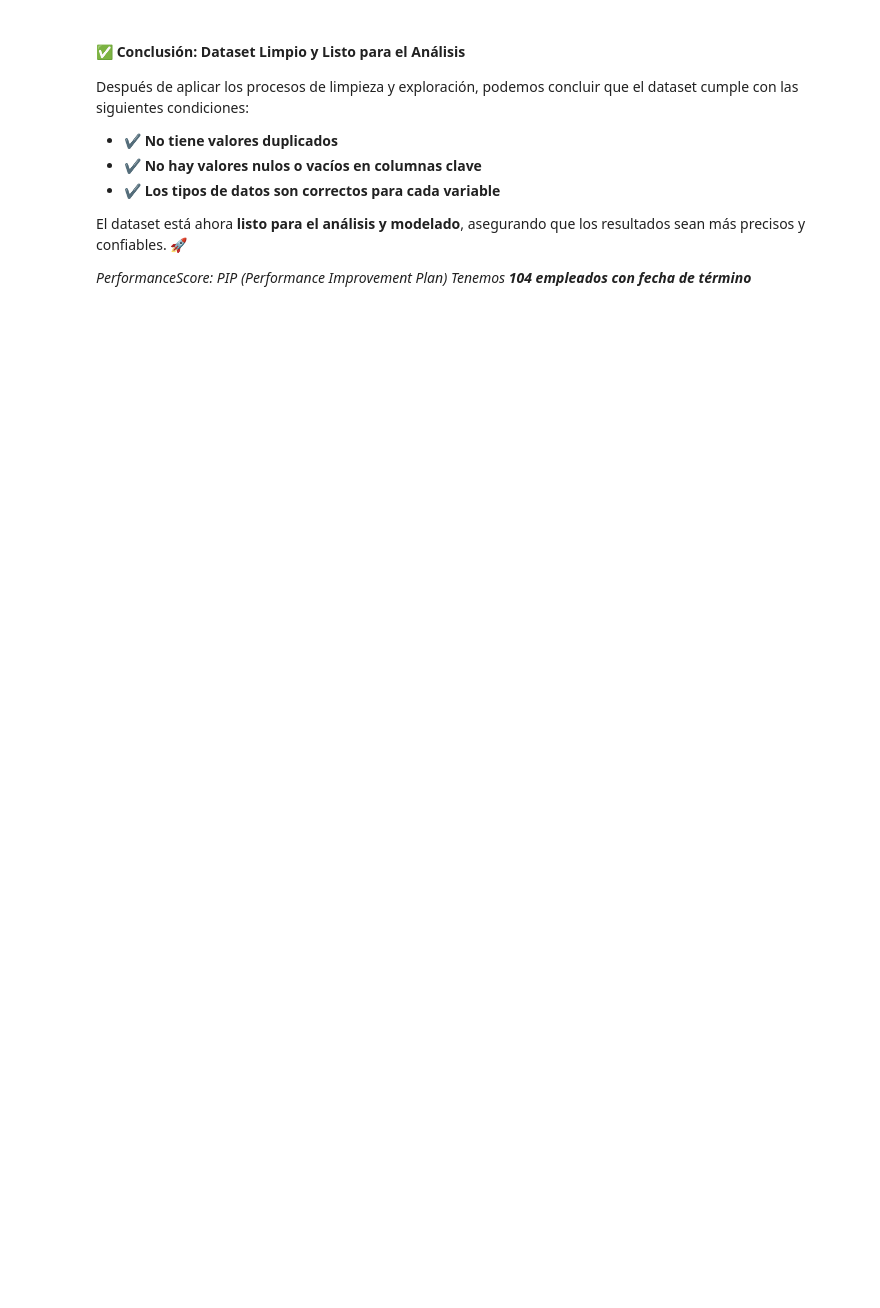
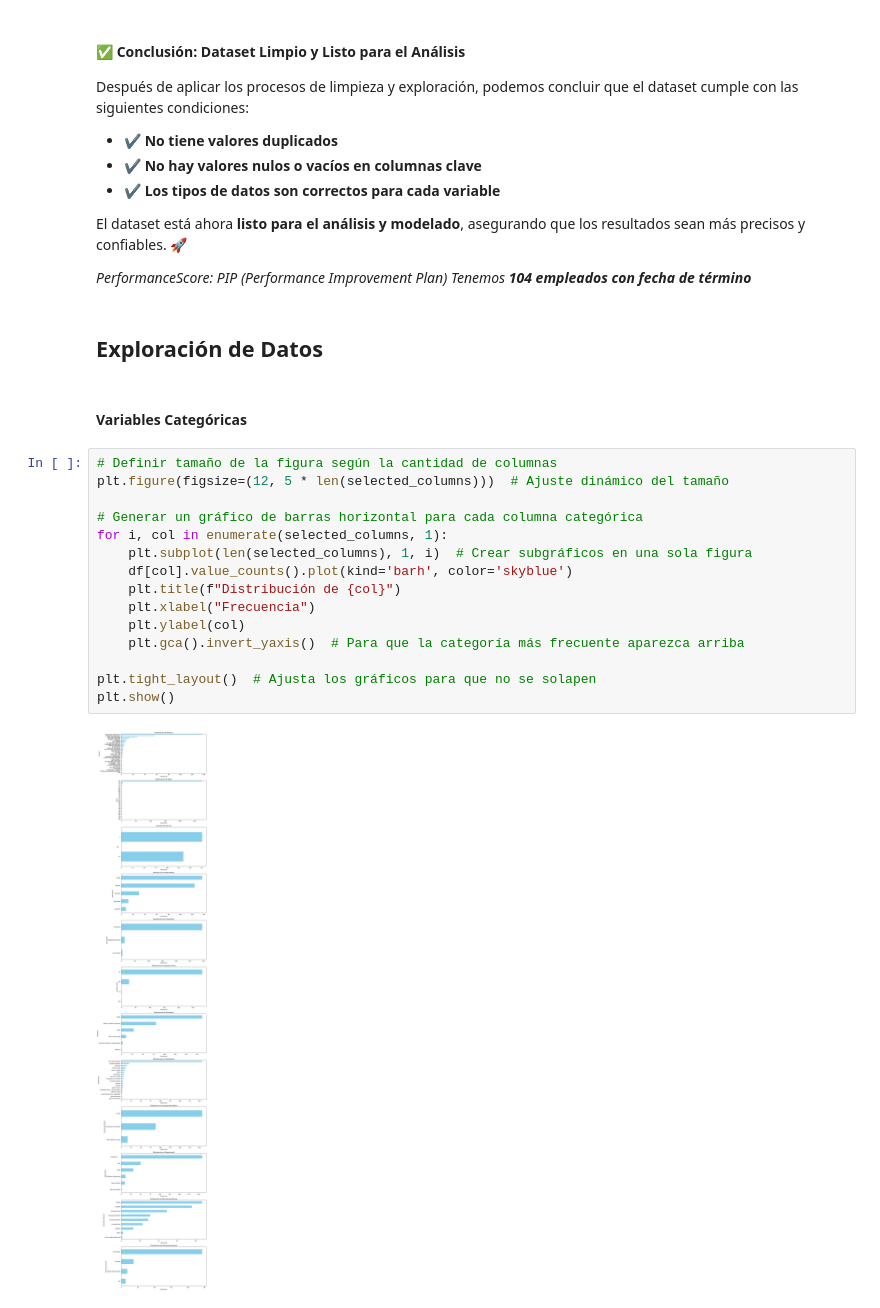
Before and after one commit to Mrivasesade/HR_Hackaton, a Jupyter notebook: HRAnalytics_Hackaton.ipynb, the cells around one changed output. Drawn from its saved outputs; the diff is of its cells as text; blank space fills up the shorter version.

Commit message:
Agregué análisis de variables categoricas para tener una idea general

```diff
--- a/HRAnalytics_Hackaton.ipynb
+++ b/HRAnalytics_Hackaton.ipynb
@@ -189,4 +190,25 @@ El dataset está ahora **listo para el análisis y modelado**, asegurando que lo
 
 *PerformanceScore: PIP (Performance Improvement Plan)*
 *Tenemos **104 empleados con fecha de término***
+# %% [markdown]
+## Exploración de Datos
+# %% [markdown]
+#### Variables Categóricas
+# %%
+# Definir tamaño de la figura según la cantidad de columnas
+plt.figure(figsize=(12, 5 * len(selected_columns)))  # Ajuste dinámico del tamaño
+
+# Generar un gráfico de barras horizontal para cada columna categórica
+for i, col in enumerate(selected_columns, 1):
+    plt.subplot(len(selected_columns), 1, i)  # Crear subgráficos en una sola figura
+    df[col].value_counts().plot(kind='barh', color='skyblue')
+    plt.title(f"Distribución de {col}")
+    plt.xlabel("Frecuencia")
+    plt.ylabel(col)
+    plt.gca().invert_yaxis()  # Para que la categoría más frecuente aparezca arriba
+
+plt.tight_layout()  # Ajusta los gráficos para que no se solapen
+plt.show()
+# %% [output]
+[figure, added]
 # %% [markdown]
```
Also changed, not shown: parts of 8 cells of this notebook.
